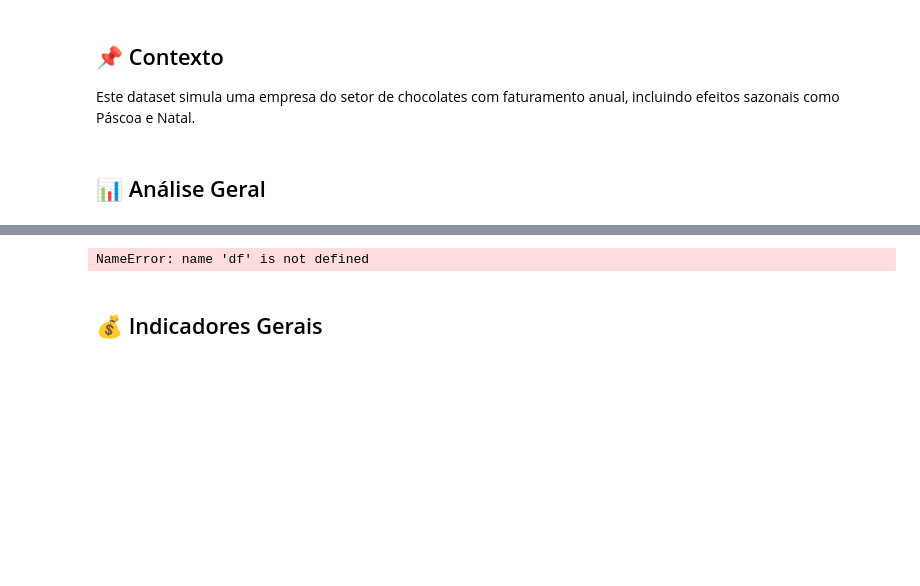
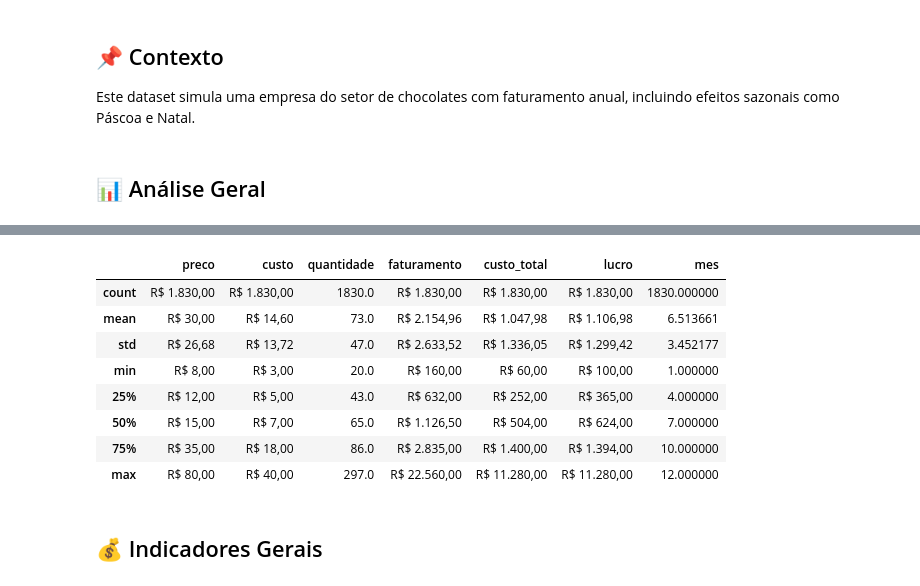
Before and after one commit to robertosulkovski/analise_dados_pandas, a Jupyter notebook: notebooks/analise_vendas.ipynb, the cells around one changed output, grey strips where cells are left out. Drawn from its saved outputs; the diff is of its cells as text; code cells hidden in the pictures; blank space fills up the shorter version.

```diff
--- a/notebooks/analise_vendas.ipynb
+++ b/notebooks/analise_vendas.ipynb
@@ -23,7 +26,32 @@ ModuleNotFoundError: No module named 'pandas'
 # %%
-df.describe()
+desc = df.describe()
+
+# função formato brasileiro
+def formato_brl(x):
+    return f'R$ {x:,.2f}'.replace(',', 'X').replace('.', ',').replace('X', '.')
+
+# aplicar formatação só nas colunas de dinheiro
+colunas_dinheiro = ['preco', 'custo', 'faturamento', 'custo_total', 'lucro']
+
+desc_formatado = desc.copy()
+
+for col in colunas_dinheiro:
+    desc_formatado[col] = desc[col].apply(formato_brl)
+
+# quantidade fica normal (sem R$)
+desc_formatado['quantidade'] = desc['quantidade'].round(0)
+
+desc_formatado
 # %% [output]
-NameError: name 'df' is not defined
+|  | preco | custo | quantidade | faturamento | custo_total | lucro | mes |
+| count | R$ 1.830,00 | R$ 1.830,00 | 1830.0 | R$ 1.830,00 | R$ 1.830,00 | R$ 1.830,00 | 1830.000000 |
+| mean | R$ 30,00 | R$ 14,60 | 73.0 | R$ 2.154,96 | R$ 1.047,98 | R$ 1.106,98 | 6.513661 |
+| std | R$ 26,68 | R$ 13,72 | 47.0 | R$ 2.633,52 | R$ 1.336,05 | R$ 1.299,42 | 3.452177 |
+| min | R$ 8,00 | R$ 3,00 | 20.0 | R$ 160,00 | R$ 60,00 | R$ 100,00 | 1.000000 |
+| 25% | R$ 12,00 | R$ 5,00 | 43.0 | R$ 632,00 | R$ 252,00 | R$ 365,00 | 4.000000 |
+| 50% | R$ 15,00 | R$ 7,00 | 65.0 | R$ 1.126,50 | R$ 504,00 | R$ 624,00 | 7.000000 |
+| 75% | R$ 35,00 | R$ 18,00 | 86.0 | R$ 2.835,00 | R$ 1.400,00 | R$ 1.394,00 | 10.000000 |
+| max | R$ 80,00 | R$ 40,00 | 297.0 | R$ 22.560,00 | R$ 11.280,00 | R$ 11.280,00 | 12.000000 |
 # %% [markdown]
 ## 💰 Indicadores Gerais
 # %%
```
Also changed, not shown: parts of 9 cells of this notebook.
